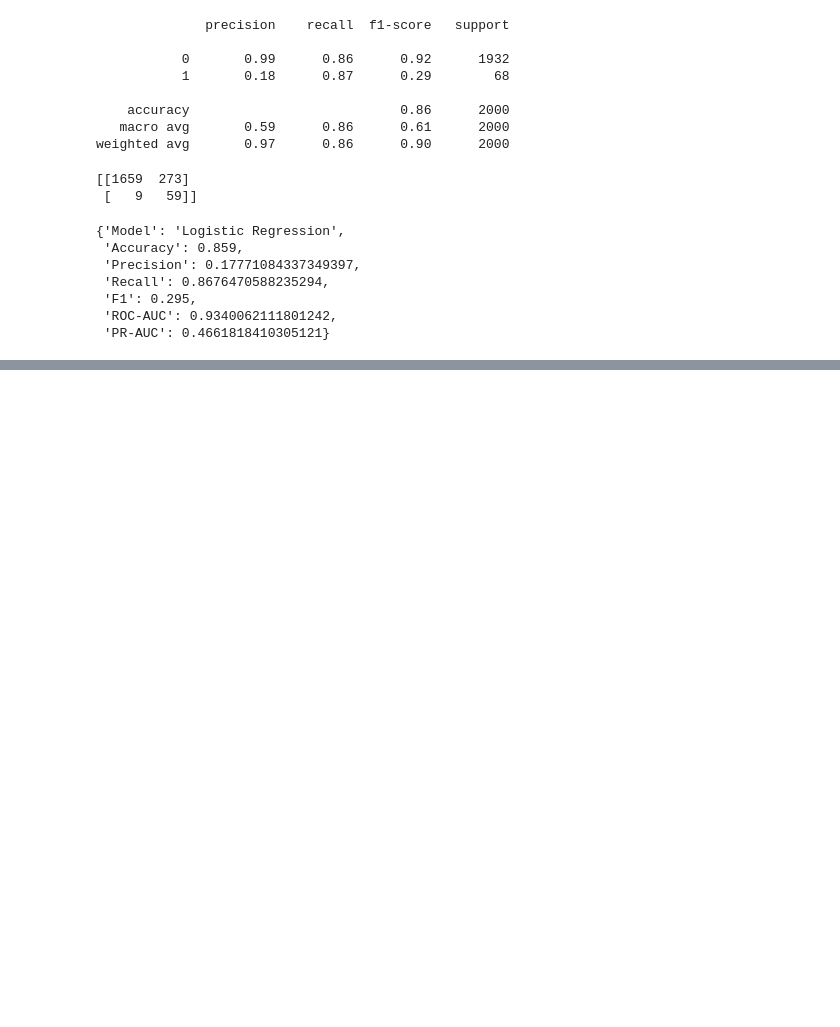
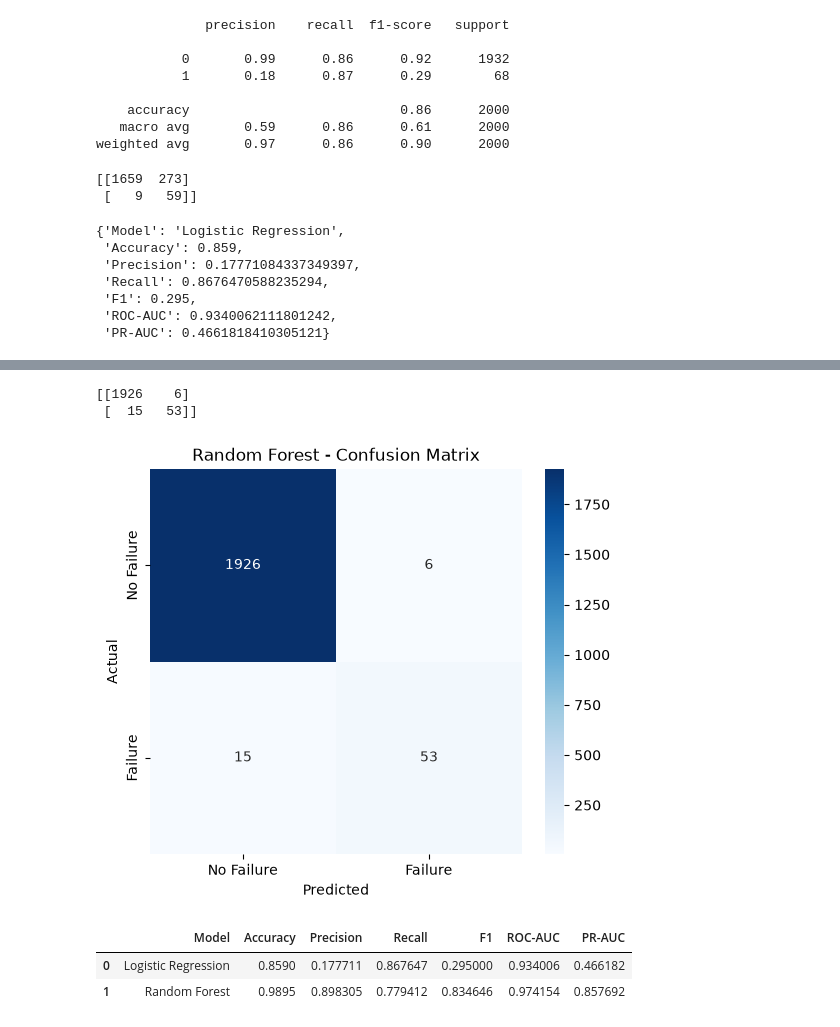
Before and after one commit to ankith0921/Industrial-predictive-maintenance, a Jupyter notebook: notebooks/01_dataset_exploration.ipynb, the cells around one changed output, grey strips where cells are left out. Cells and saved outputs as stored; diff of their text form; code cells hidden in the pictures; blank space fills up the shorter version.

Commit message:
Finished till 5. Random Forest

```diff
--- a/notebooks/01_dataset_exploration.ipynb
+++ b/notebooks/01_dataset_exploration.ipynb
@@ -714,0 +719,17 @@ logistic_results
+# %%
+random_forest_model = Pipeline(
+    steps=[
+        ("preprocessor", preprocessor),
+        (
+            "classifier",
+            RandomForestClassifier(
+                n_estimators=300,
+                class_weight="balanced",
+                random_state=42,
+                n_jobs=-1
+            )
+        )
+    ]
+)
+# %%
+random_forest_model.fit(X_train, y_train)
@@ -714,0 +753,4 @@ logistic_results
+# %%
+rf_pred = random_forest_model.predict(X_test)
+
+rf_proba = random_forest_model.predict_proba(X_test)[:, 1]
@@ -714,0 +793,45 @@ logistic_results
+# %%
+rf_cm = confusion_matrix(y_test, rf_pred)
+
+print(rf_cm)
+# %% [output]
+[[1926    6]
+ [  15   53]]
+# %%
+plt.figure(figsize=(6, 5))
+
+sns.heatmap(
+    rf_cm,
+    annot=True,
+    fmt="d",
+    cmap="Blues",
+    xticklabels=["No Failure", "Failure"],
+    yticklabels=["No Failure", "Failure"]
+)
+
+plt.title("Random Forest - Confusion Matrix")
+plt.xlabel("Predicted")
+plt.ylabel("Actual")
+
+plt.show()
+# %% [output]
+[figure, added]
+# %%
+results = pd.DataFrame([
+    logistic_results,
+    {
+        "Model": "Random Forest",
+        "Accuracy": rf_accuracy,
+        "Precision": rf_precision,
+        "Recall": rf_recall,
+        "F1": rf_f1,
+        "ROC-AUC": rf_roc_auc,
+        "PR-AUC": rf_pr_auc
+    }
+])
+
+results
+# %% [output]
+|  | Model | Accuracy | Precision | Recall | F1 | ROC-AUC | PR-AUC |
+| 0 | Logistic Regression | 0.8590 | 0.177711 | 0.867647 | 0.295000 | 0.934006 | 0.466182 |
+| 1 | Random Forest | 0.9895 | 0.898305 | 0.779412 | 0.834646 | 0.974154 | 0.857692 |
```
Also changed, not shown: parts of 7 cells of this notebook.
